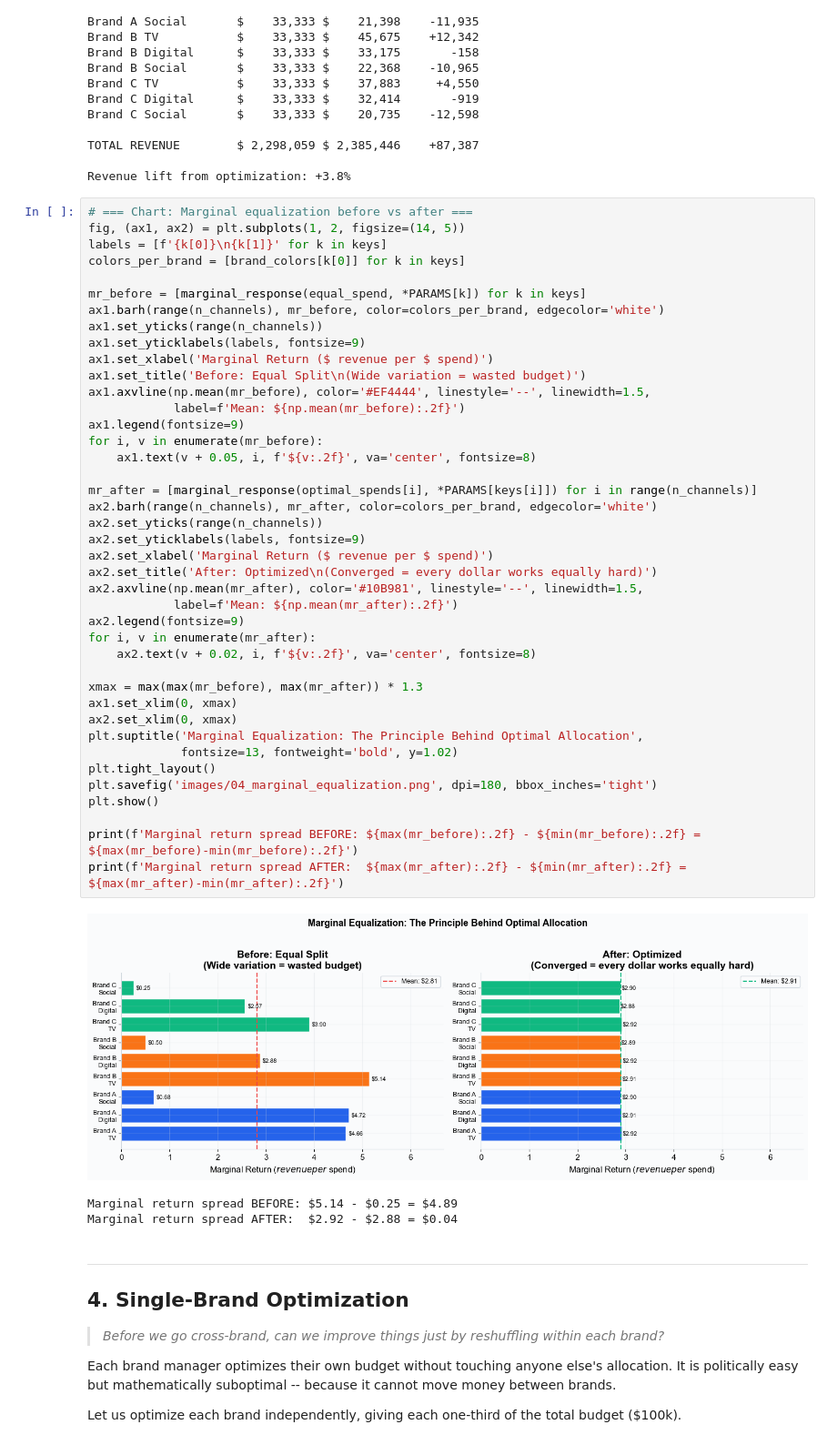
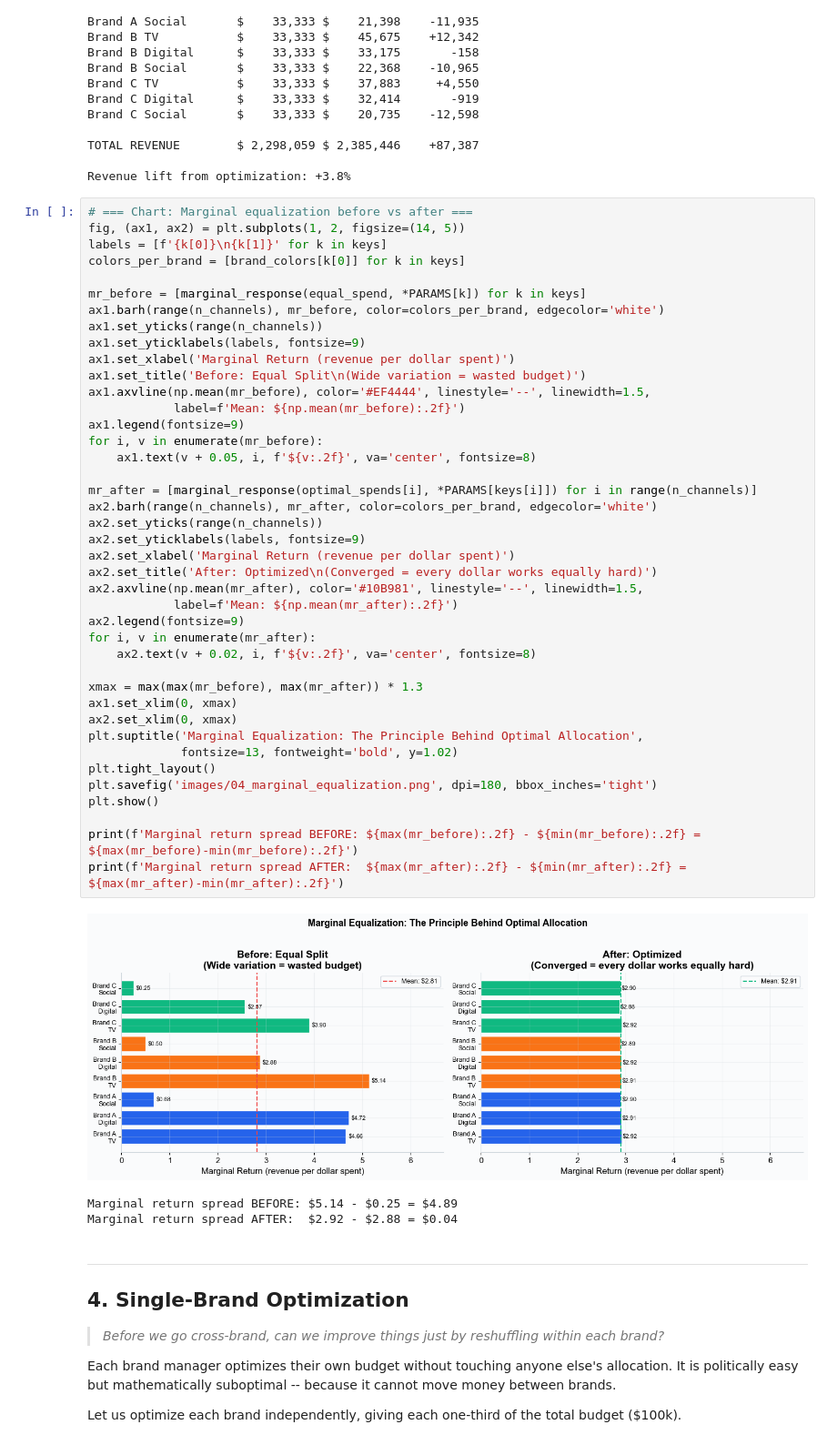
Before and after one commit to nialloulton/simba-mmm, a Jupyter notebook: notebooks/04-portfolio-budget-optimization.ipynb, the cells around one changed output. Shown at 91% size. Saved outputs shown, nothing was run; the diff lists cells and outputs as text.

```diff
--- a/notebooks/04-portfolio-budget-optimization.ipynb
+++ b/notebooks/04-portfolio-budget-optimization.ipynb
@@ -255,39 +255,39 @@ mr_before = [marginal_response(equal_spend, *PARAMS[k]) for k in keys]
 ax1.barh(range(n_channels), mr_before, color=colors_per_brand, edgecolor='white')
 ax1.set_yticks(range(n_channels))
 ax1.set_yticklabels(labels, fontsize=9)
-ax1.set_xlabel('Marginal Return ($ revenue per $ spend)')
+ax1.set_xlabel('Marginal Return (revenue per dollar spent)')
 ax1.set_title('Before: Equal Split\n(Wide variation = wasted budget)')
 ax1.axvline(np.mean(mr_before), color='#EF4444', linestyle='--', linewidth=1.5,
             label=f'Mean: ${np.mean(mr_before):.2f}')
 ax1.legend(fontsize=9)
 for i, v in enumerate(mr_before):
     ax1.text(v + 0.05, i, f'${v:.2f}', va='center', fontsize=8)
 
 mr_after = [marginal_response(optimal_spends[i], *PARAMS[keys[i]]) for i in range(n_channels)]
 ax2.barh(range(n_channels), mr_after, color=colors_per_brand, edgecolor='white')
 ax2.set_yticks(range(n_channels))
 ax2.set_yticklabels(labels, fontsize=9)
-ax2.set_xlabel('Marginal Return ($ revenue per $ spend)')
+ax2.set_xlabel('Marginal Return (revenue per dollar spent)')
 ax2.set_title('After: Optimized\n(Converged = every dollar works equally hard)')
 ax2.axvline(np.mean(mr_after), color='#10B981', linestyle='--', linewidth=1.5,
             label=f'Mean: ${np.mean(mr_after):.2f}')
 ax2.legend(fontsize=9)
 for i, v in enumerate(mr_after):
     ax2.text(v + 0.02, i, f'${v:.2f}', va='center', fontsize=8)
 
 xmax = max(max(mr_before), max(mr_after)) * 1.3
 ax1.set_xlim(0, xmax)
 ax2.set_xlim(0, xmax)
 plt.suptitle('Marginal Equalization: The Principle Behind Optimal Allocation',
              fontsize=13, fontweight='bold', y=1.02)
 plt.tight_layout()
 plt.savefig('images/04_marginal_equalization.png', dpi=180, bbox_inches='tight')
 plt.show()
 
 print(f'Marginal return spread BEFORE: ${max(mr_before):.2f} - ${min(mr_before):.2f} = ${max(mr_before)-min(mr_before):.2f}')
 print(f'Marginal return spread AFTER:  ${max(mr_after):.2f} - ${min(mr_after):.2f} = ${max(mr_after)-min(mr_after):.2f}')
 # %% [output]
-[figure, old version]
+[figure, new version]
 Marginal return spread BEFORE: $5.14 - $0.25 = $4.89
 Marginal return spread AFTER:  $2.92 - $2.88 = $0.04
 # %% [markdown]
```
Also changed, not shown: parts of 4 cells of this notebook, 2 other files.
